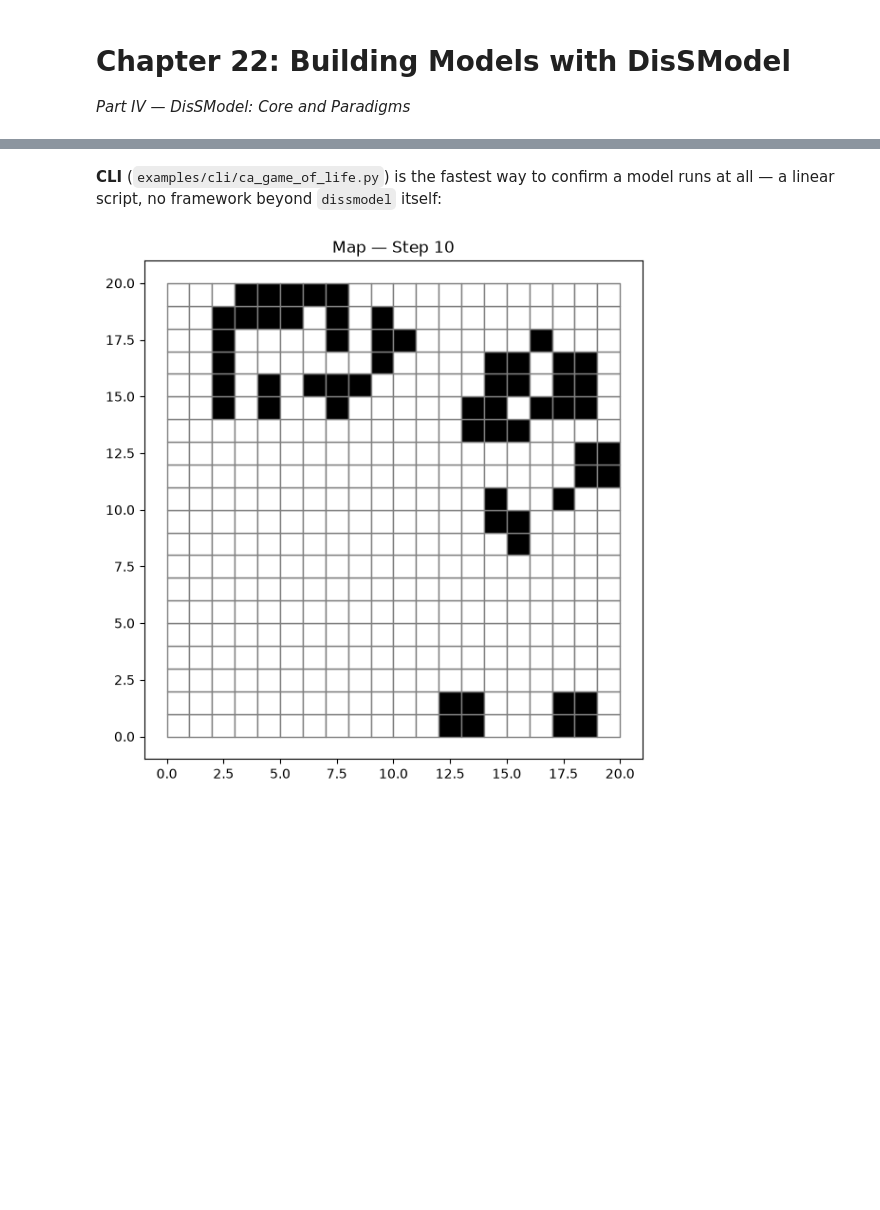
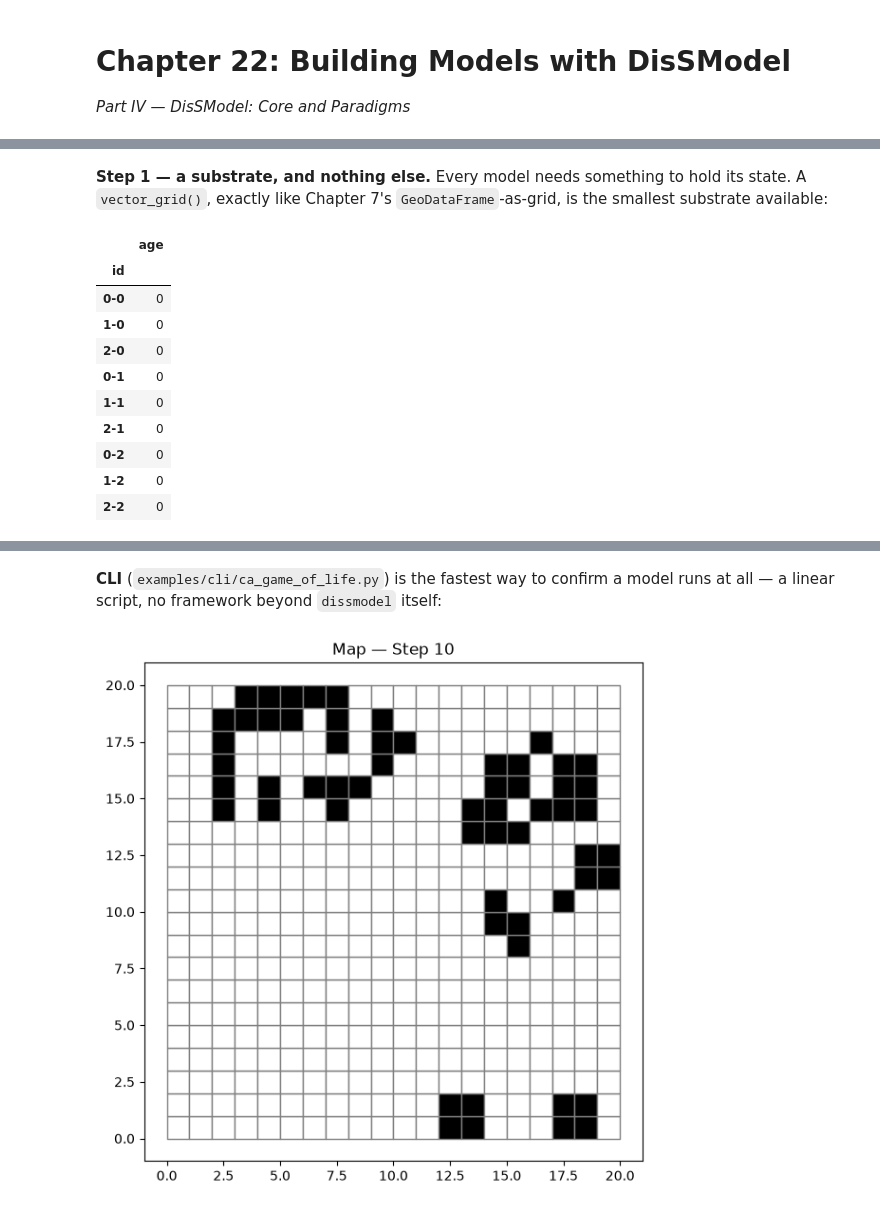
Before and after one commit to LambdaGeo/geospatial-modeling-python, a Jupyter notebook: docs/part4/ch22_building.ipynb, the cells around one changed output, grey strips where cells are left out. Drawn from its saved outputs; the diff is of its cells as text; code cells hidden in the pictures; blank space fills up the shorter version.

```diff
--- a/docs/part4/ch22_building.ipynb
+++ b/docs/part4/ch22_building.ipynb
@@ -48,0 +33,20 @@ Both patterns slot directly into the `venv` workflow Chapter 5 already establish
+# %% [markdown]
+**Step 1 — a substrate, and nothing else.** Every model needs something to hold its state. A `vector_grid()`, exactly like Chapter 7's `GeoDataFrame`-as-grid, is the smallest substrate available:
+# %%
+from dissmodel.core import Model, Environment
+from dissmodel.geo import vector_grid
+
+gdf = vector_grid(dimension=(3, 3), resolution=1, attrs={"age": 0})
+gdf[["age"]]
+# %% [output]
+|  | age |
+| id |  |
+| 0-0 | 0 |
+| 1-0 | 0 |
+| 2-0 | 0 |
+| 0-1 | 0 |
+| 1-1 | 0 |
+| 2-1 | 0 |
+| 0-2 | 0 |
+| 1-2 | 0 |
+| 2-2 | 0 |
```
Also changed, not shown: parts of 25 cells of this notebook, 5 other files.
